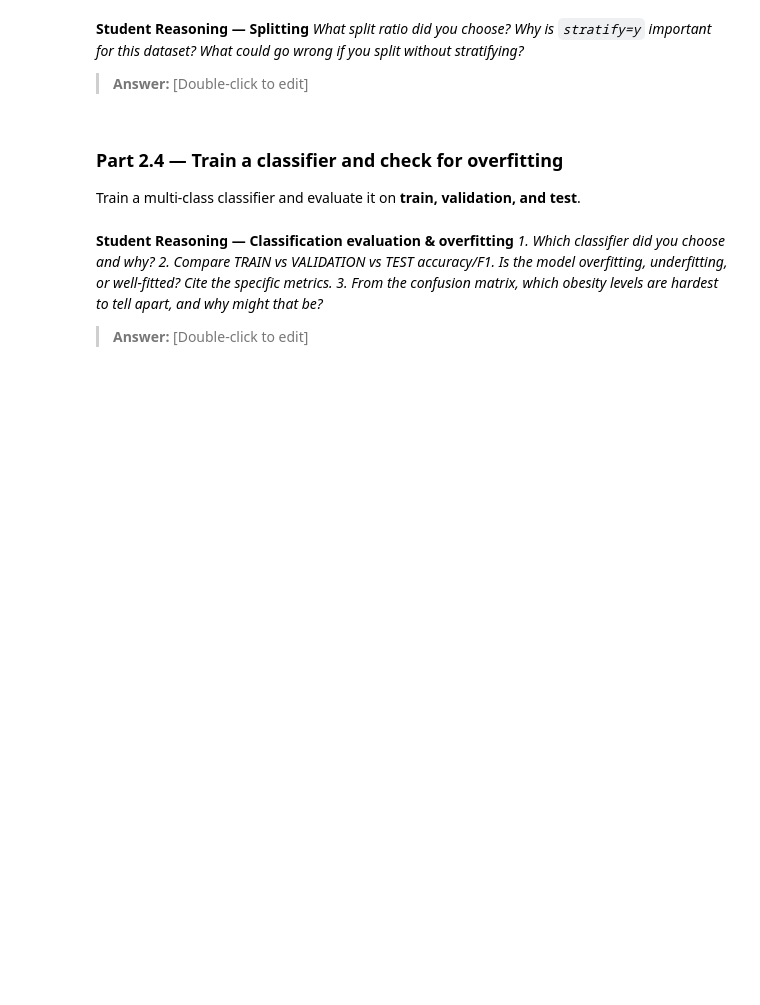
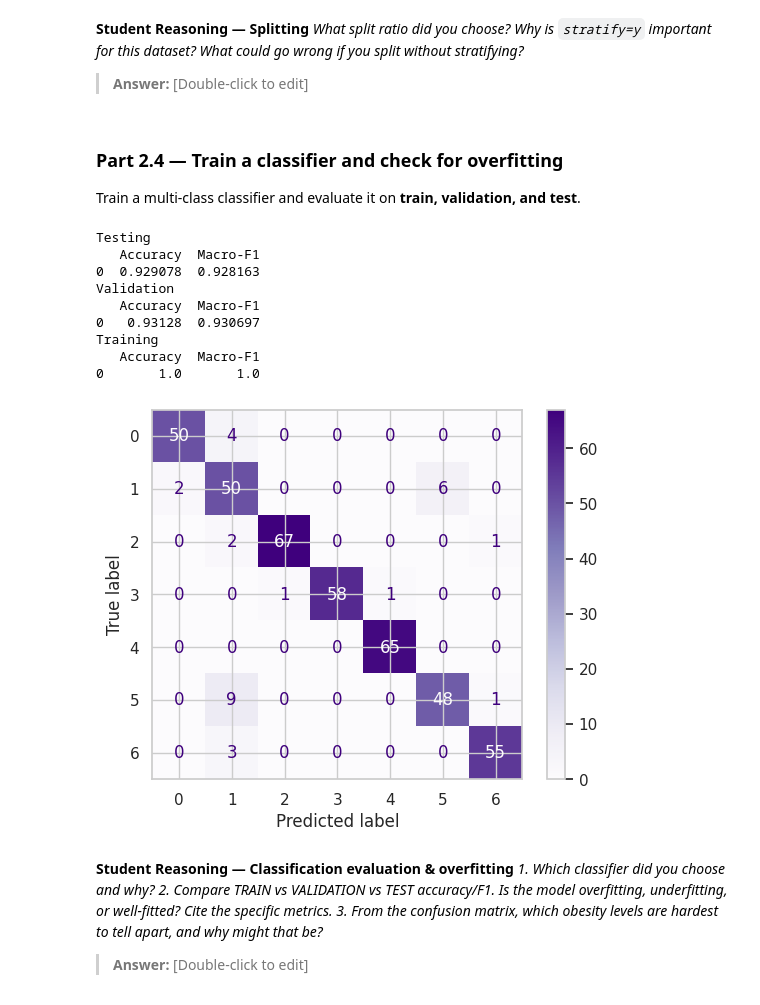
Before and after one commit to wilson0g/lab-2-predictive-analytics, a Jupyter notebook: lab_2_predictive_analytics.ipynb, the cells around one changed output. Saved outputs shown, nothing was run; the diff lists cells and outputs as text; code cells hidden in the pictures; blank space fills up the shorter version.

```diff
--- a/lab_2_predictive_analytics.ipynb
+++ b/lab_2_predictive_analytics.ipynb
@@ -459,33 +457,61 @@ Train a multi-class classifier and evaluate it on **train, validation, and test*
 # %%
 # TODO: Import, initialise, and train a classifier
 from sklearn.ensemble import RandomForestClassifier
 model1 = RandomForestClassifier(n_estimators=100, random_state=42)
 model1.fit(scaledxtrain, ytrain)
 prex1=model1.predict(scaledxtrain)
 prex2=model1.predict(scaledval1)
 prex3=model1.predict(scaledval2)
 
 #   (e.g. LogisticRegression(max_iter=...), RandomForestClassifier, or KNeighborsClassifier).
 
 # TODO: Predict on train, validation, and test.
 
 
 # TODO: Report accuracy AND macro-F1 for ALL THREE sets
 from sklearn.metrics import classification_report
 report_dict1 = classification_report(valy2, prex3, output_dict=True)
 report_dict2= classification_report(valy1, prex2, output_dict=True)
 report_dict3 = classification_report(ytrain, prex1, output_dict=True)
 
-metrics_df = pd.DataFrame([{
-    'Accuracy': report_dict['accuracy'],
-    'Macro-F1': report_dict['macro avg']['f1-score']
+metrics_df1 = pd.DataFrame([{
+    'Accuracy': report_dict1['accuracy'],
+    'Macro-F1': report_dict1['macro avg']['f1-score']
 }])
+print('Testing')
+print(metrics_df1)
 
-print(metrics_df)
+metrics_df2 = pd.DataFrame([{
+    'Accuracy': report_dict2['accuracy'],
+    'Macro-F1': report_dict2['macro avg']['f1-score']
+}])
+print('Validation')
+print(metrics_df2)
+metrics_df3 = pd.DataFrame([{
+    'Accuracy': report_dict3['accuracy'],
+    'Macro-F1': report_dict3['macro avg']['f1-score']
+}])
+print('Training')
+print(metrics_df3)
 
 # TODO: Show a confusion matrix for the test set
-#   from sklearn.metrics import ConfusionMatrixDisplay
+from sklearn.metrics import ConfusionMatrixDisplay
+
+ConfusionMatrixDisplay.from_predictions(y_true=valy2,y_pred=prex3,cmap=plt.cm.Purples)
+plt.show()
 #   Which classes are most often confused?
+# ANswer:class 5
+# %% [output]
+Testing
+   Accuracy  Macro-F1
+0  0.929078  0.928163
+Validation
+   Accuracy  Macro-F1
+0   0.93128  0.930697
+Training
+   Accuracy  Macro-F1
+0       1.0       1.0
+[figure, added]
 # %% [markdown]
 **Student Reasoning — Classification evaluation & overfitting**
 *1. Which classifier did you choose and why?*
```
Also changed, not shown: parts of 2 cells of this notebook.
